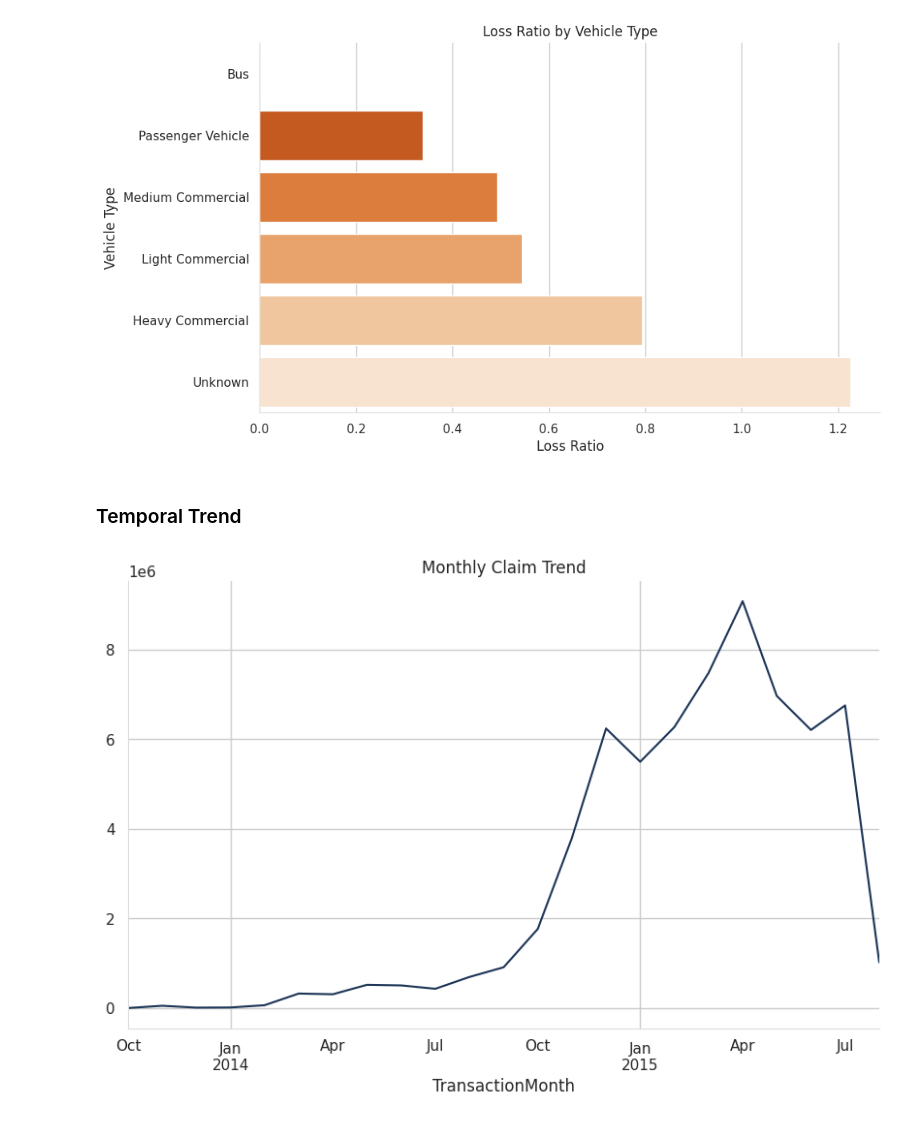
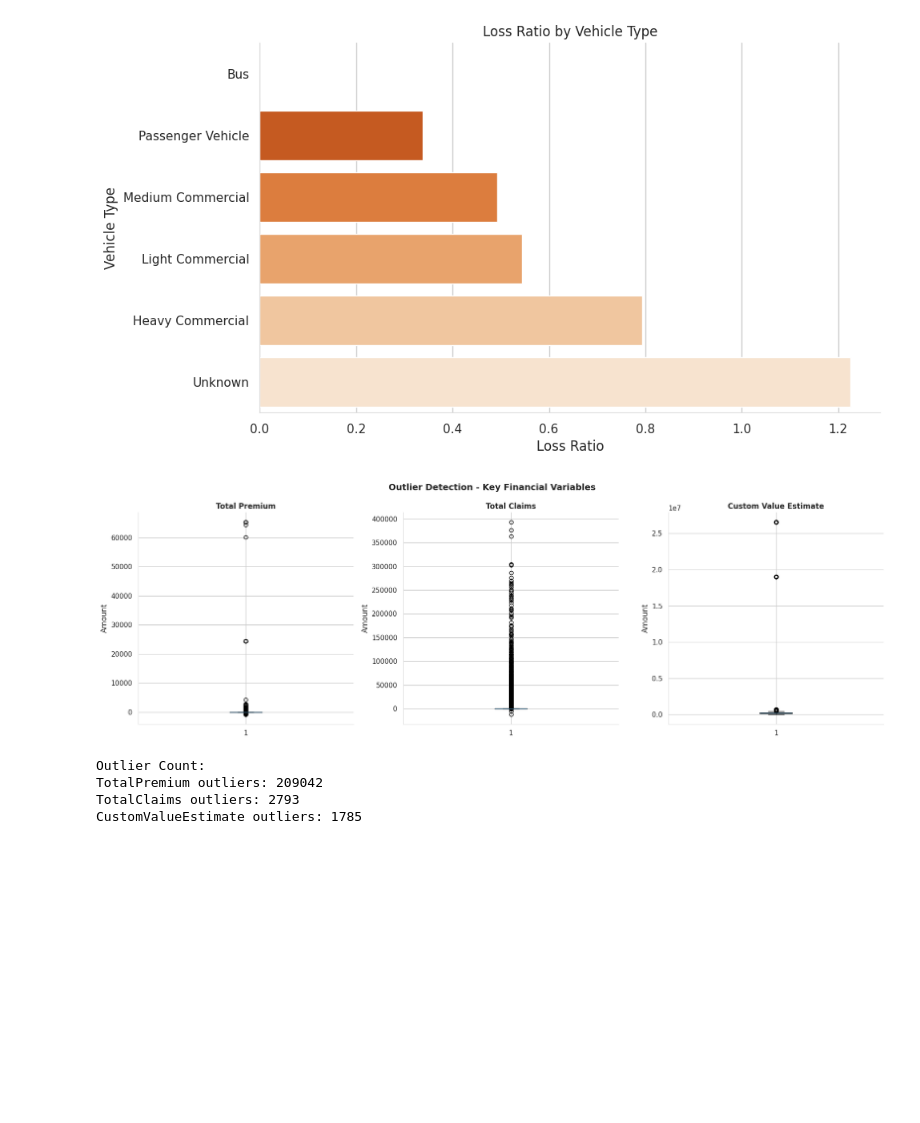
Before and after one commit to Simbogj/insurance-risk-analytics, a Jupyter notebook: notebooks/01_eda.ipynb, the cells around one changed output. Saved outputs shown, nothing was run; the diff lists cells and outputs as text; code cells hidden in the pictures; blank space fills up the shorter version.

```diff
--- a/notebooks/01_eda.ipynb
+++ b/notebooks/01_eda.ipynb
@@ -54,7 +54,9 @@ Environment successfully configured with custom visualization style.
 # %%
 from src.data_loader import load_data
 
-df = load_data("../data/insurance_data.txt")
-
+df = load_data("../data/MachineLearningRating_v3.txt")
+print(f"Dataset Shape: {df.shape}")
+print("\nColumns:")
+print(df.columns.tolist())
 df.head()
 # %% [output]
@@ -327,13 +333,45 @@ plt.ylabel("Vehicle Type")
 plt.show()
 # %% [output]
 [figure]
-# %% [markdown]
-### Temporal Trend
-# %%
-monthly_trend = df.groupby(df["TransactionMonth"].dt.to_period("M"))["TotalClaims"].sum()
-
-monthly_trend.plot()
-plt.title("Monthly Claim Trend")
-plt.show()
-# %% [output]
-[figure, removed]
+# %%
+# Outlier detection for key financial variables
+fig, axes = plt.subplots(1, 3, figsize=(18, 6))
+fig.suptitle('Outlier Detection - Key Financial Variables', fontsize=14, fontweight='bold')
+
+# TotalPremium box plot
+axes[0].boxplot(df['TotalPremium'].dropna())
+axes[0].set_title('Total Premium', fontweight='bold')
+axes[0].set_ylabel('Amount')
+
+# TotalClaims box plot
+axes[1].boxplot(df['TotalClaims'].dropna())
+axes[1].set_title('Total Claims', fontweight='bold')
+axes[1].set_ylabel('Amount')
+
+# CustomValueEstimate box plot
+axes[2].boxplot(df['CustomValueEstimate'].dropna())
+axes[2].set_title('Custom Value Estimate', fontweight='bold')
+axes[2].set_ylabel('Amount')
+
+plt.tight_layout()
+plt.show()
+
+# Identify outliers using IQR method
+def detect_outliers_iqr(series, multiplier=1.5):
+    Q1 = series.quantile(0.25)
+    Q3 = series.quantile(0.75)
+    IQR = Q3 - Q1
+    lower_bound = Q1 - multiplier * IQR
+    upper_bound = Q3 + multiplier * IQR
+    return ((series < lower_bound) | (series > upper_bound)).sum()
+
+print(f'Outlier Count:')
+print(f'TotalPremium outliers: {detect_outliers_iqr(df["TotalPremium"])}')
+print(f'TotalClaims outliers: {detect_outliers_iqr(df["TotalClaims"])}')
+print(f'CustomValueEstimate outliers: {detect_outliers_iqr(df["CustomValueEstimate"])}')
+# %% [output]
+[figure, added]
+Outlier Count:
+TotalPremium outliers: 209042
+TotalClaims outliers: 2793
+CustomValueEstimate outliers: 1785
```
Also changed, not shown: parts of 4 cells of this notebook.
